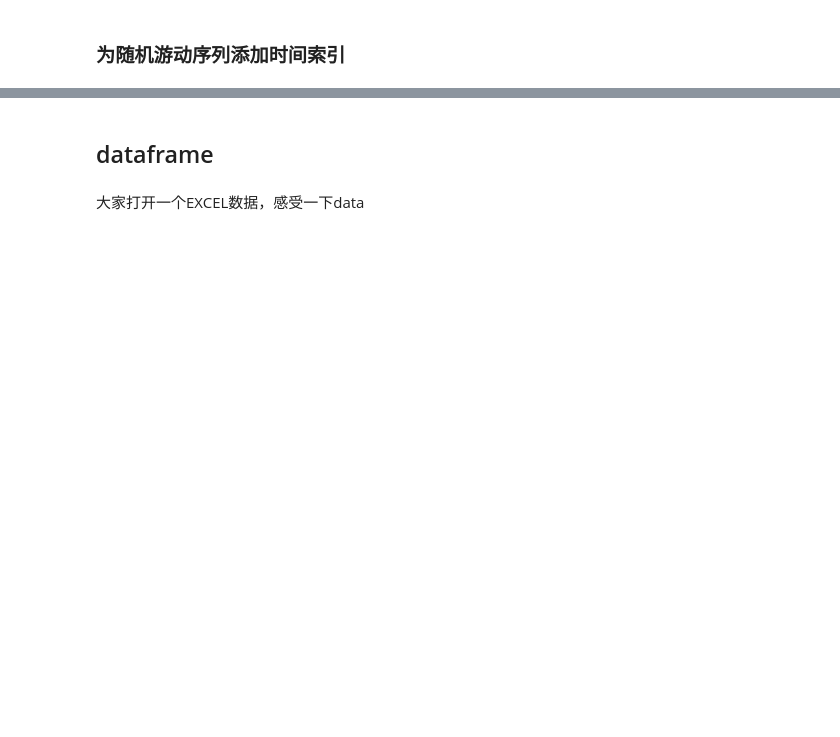
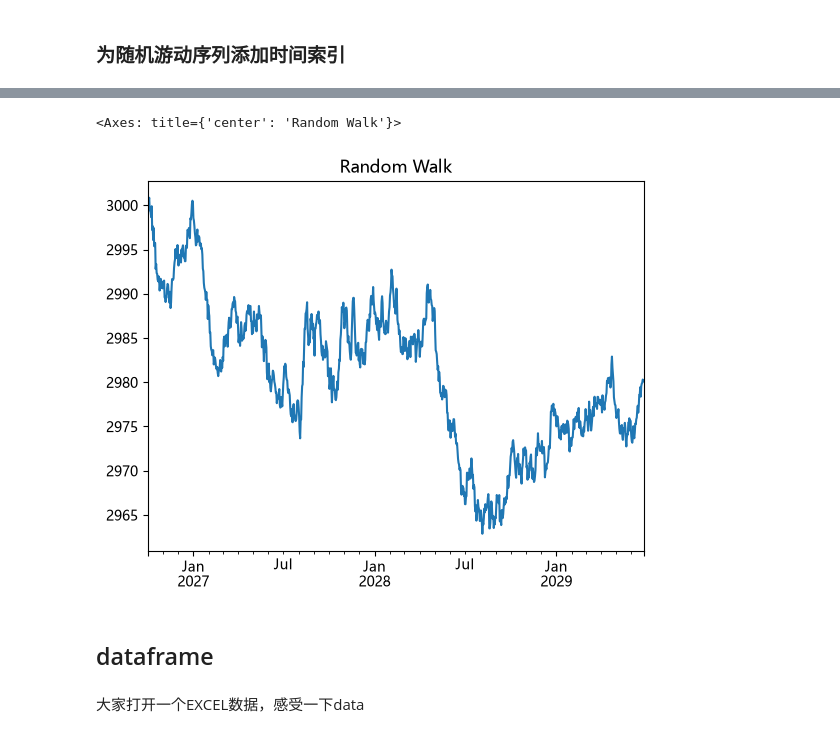
Before and after one commit to haichaozheng/my-app-2026, a Jupyter notebook: data-analysis/weeks/week04/structured_data.ipynb, the cells around one changed output, grey strips where cells are left out. Cells and saved outputs as stored; diff of their text form; code cells hidden in the pictures; blank space fills up the shorter version.

```diff
--- a/data-analysis/weeks/week04/structured_data.ipynb
+++ b/data-analysis/weeks/week04/structured_data.ipynb
@@ -119,7 +213,10 @@ dates
 # %%
 # s的index设置为dates
-random_walk.index=
+random_walk.index= dates
 random_walk.plot(title="Random Walk")
+# %% [output]
+<Axes: title={'center': 'Random Walk'}>
+[figure, added]
 # %% [markdown]
 ## dataframe
 # %% [markdown]
```
Also changed, not shown: parts of 32 cells of this notebook, 7 other files.
